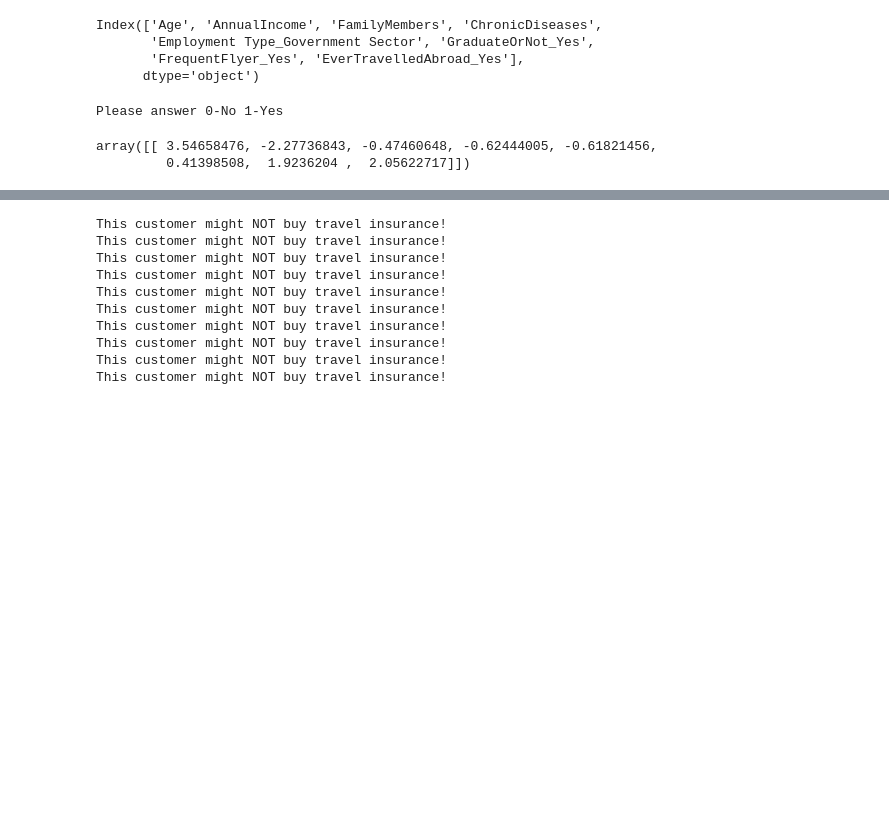
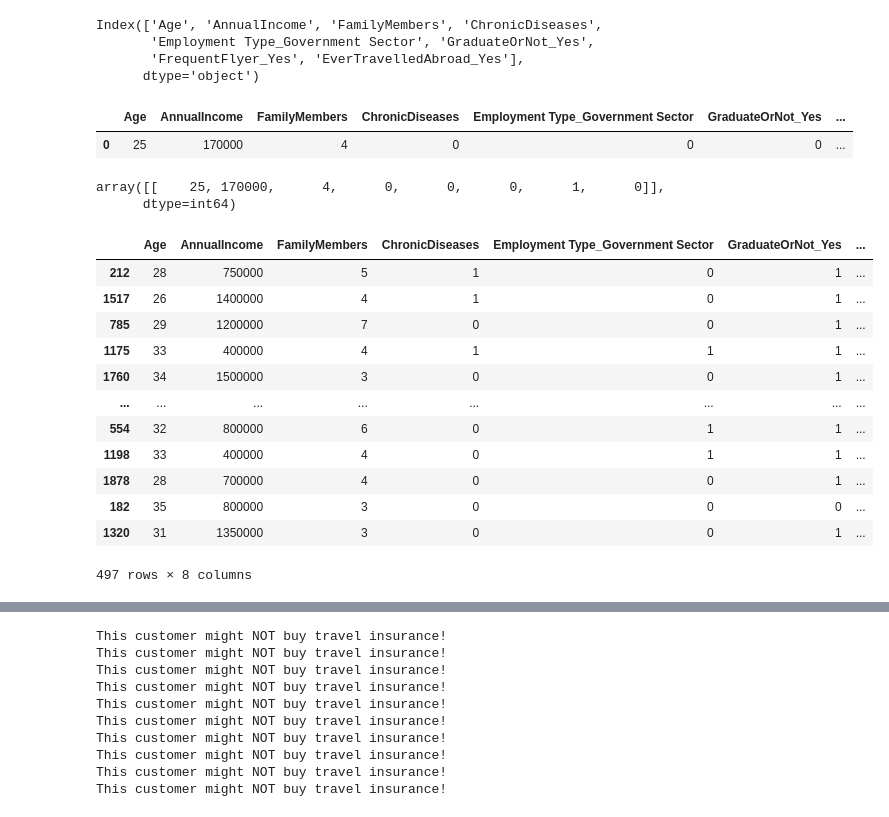
Before and after one commit to RealDreammaker/Machine-Learning-Health-App, a Jupyter notebook: HealthApp/notebooks/travel_insurance_prediction.ipynb, the cells around one changed output, grey strips where cells are left out. Cells and saved outputs as stored; diff of their text form; code cells hidden in the pictures; blank space fills up the shorter version.

```diff
--- a/HealthApp/notebooks/travel_insurance_prediction.ipynb
+++ b/HealthApp/notebooks/travel_insurance_prediction.ipynb
@@ -157,16 +197,44 @@ Index(['Age', 'AnnualIncome', 'FamilyMembers', 'ChronicDiseases',
+# %%
+converted_user_input = {
+    'Age':25,
+    'AnnualIncome':170000,
+    'FamilyMembers':4,
+    'ChronicDiseases':0,
+    'Employment Type_Government Sector':0,
+    'GraduateOrNot_Yes':0,
+    'FrequentFlyer_Yes':1,
+    'EverTravelledAbroad_Yes':0
+}
+input_df = pd.DataFrame(converted_user_input,index=[0])
+input_df
+# %% [output]
+|  | Age | AnnualIncome | FamilyMembers | ChronicDiseases | Employment Type_Government Sector | GraduateOrNot_Yes | ... |
+| 0 | 25 | 170000 | 4 | 0 | 0 | 0 | ... |
 # %%
-# Asking for user input
-print("Please answer 0-No 1-Yes")
-user_input = []
-for question in criteria:
-    answer = input(f"{question} :")
-    user_input.append(answer)
+# # Asking for user input
+# print("Please answer 0-No 1-Yes")
+# user_input = []
+# for question in criteria:
+#     answer = input(f"{question} :")
+#     user_input.append(answer)
-# %% [output]
-Please answer 0-No 1-Yes
-# %%
-# scale input before prediction
-scaled_user_input = X_scaler.transform([user_input])
-scaled_user_input
-# %% [output]
-array([[ 3.54658476, -2.27736843, -0.47460648, -0.62444005, -0.61821456,
-         0.41398508,  1.9236204 ,  2.05622717]])
+# %%
+input_df.values
+# %% [output]
+array([[    25, 170000,      4,      0,      0,      0,      1,      0]],
+      dtype=int64)
+# %%
+X_test
+# %% [output]
+|  | Age | AnnualIncome | FamilyMembers | ChronicDiseases | Employment Type_Government Sector | GraduateOrNot_Yes | ... |
+| 212 | 28 | 750000 | 5 | 1 | 0 | 1 | ... |
+| 1517 | 26 | 1400000 | 4 | 1 | 0 | 1 | ... |
+| 785 | 29 | 1200000 | 7 | 0 | 0 | 1 | ... |
+| 1175 | 33 | 400000 | 4 | 1 | 1 | 1 | ... |
+| 1760 | 34 | 1500000 | 3 | 0 | 0 | 1 | ... |
+| ... | ... | ... | ... | ... | ... | ... | ... |
+| 554 | 32 | 800000 | 6 | 0 | 1 | 1 | ... |
+| 1198 | 33 | 400000 | 4 | 0 | 1 | 1 | ... |
+| 1878 | 28 | 700000 | 4 | 0 | 0 | 1 | ... |
+| 182 | 35 | 800000 | 3 | 0 | 0 | 0 | ... |
+| 1320 | 31 | 1350000 | 3 | 0 | 0 | 1 | ... |
+497 rows × 8 columns
```
Also changed, not shown: parts of 20 cells of this notebook, 4 other files.
